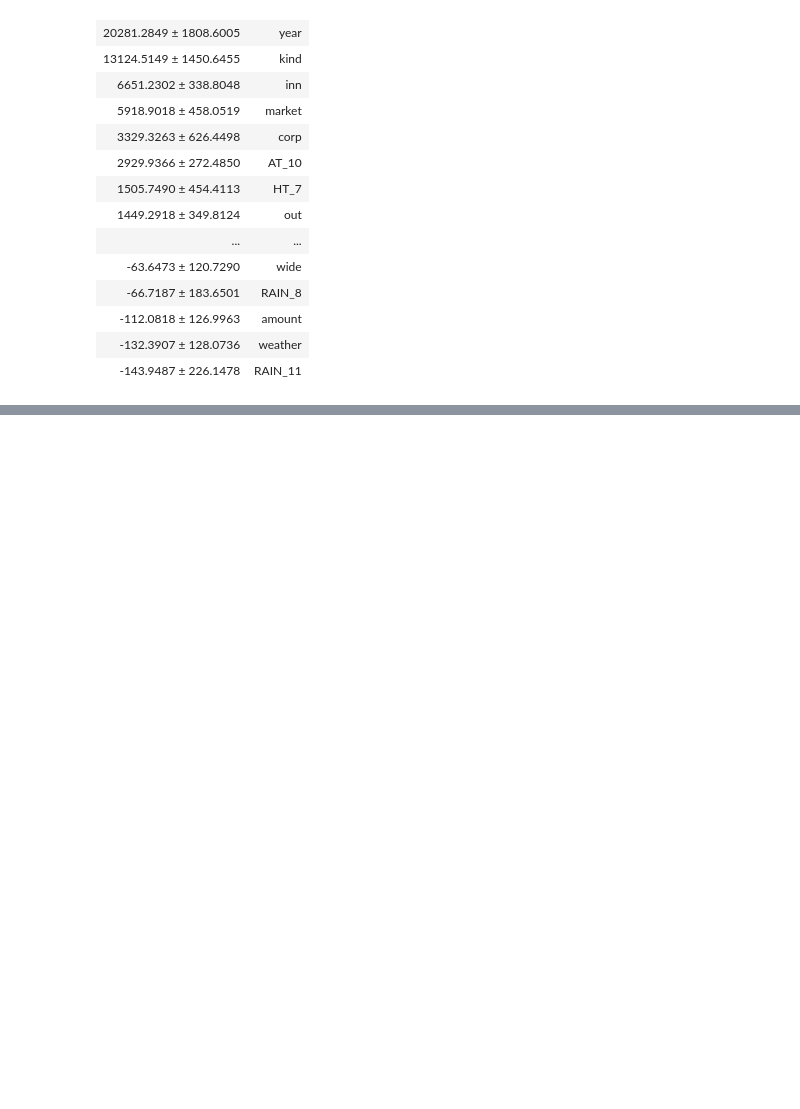
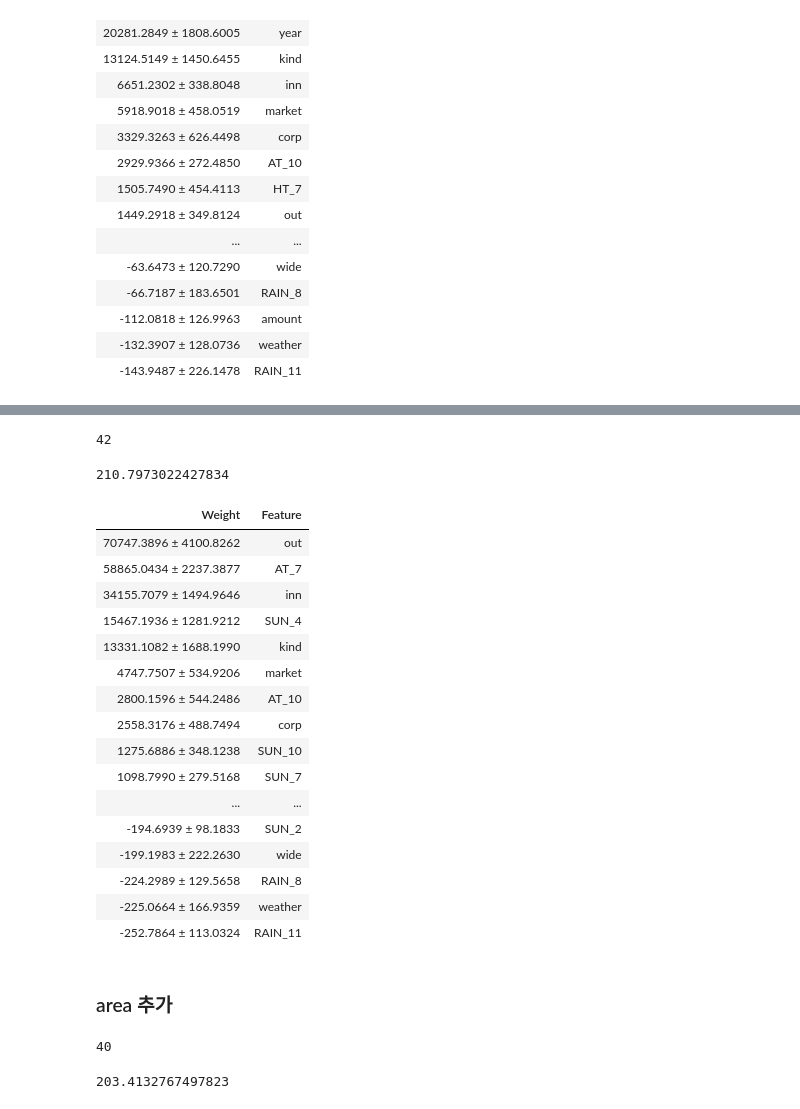
Before and after one commit to seosztt/ML_Project, a Jupyter notebook: PATIW.ipynb, the cells around one changed output, grey strips where cells are left out. Drawn from its saved outputs; the diff is of its cells as text; code cells hidden in the pictures; blank space fills up the shorter version.

```diff
--- a/PATIW.ipynb
+++ b/PATIW.ipynb
@@ -542,0 +545,10 @@ eli5.show_weights(perm, top = 60, feature_names = X_test.columns.tolist())
+# %%
+feature_del.extend(['month'])
+
+len(feature_del)
+# %% [output]
+42
+# %%
+X_train=train.drop(columns=['price'])
+X_train.drop(columns=feature_del, inplace=True)
+y_train=train['price']
@@ -542,0 +570,45 @@ eli5.show_weights(perm, top = 60, feature_names = X_test.columns.tolist())
+# %%
+import numpy as np
+np.sqrt(-scores.mean())
+# %% [output]
+210.7973022427834
+# %%
+X_test=test.drop(columns=['price'])
+X_test.drop(columns=feature_del, inplace=True)
+y=test['price']
+# %%
+import eli5
+from eli5.sklearn import PermutationImportance
+
+RF=RandomForestRegressor(random_state=2045)
+RF.fit(X_train, y_train)
+
+perm = PermutationImportance(RF, scoring = "neg_mean_squared_error", random_state = 2045).fit(X_test, y)
+eli5.show_weights(perm, top = 60, feature_names = X_test.columns.tolist())
+# %% [output]
+| Weight | Feature |
+| 70747.3896 ± 4100.8262 | out |
+| 58865.0434 ± 2237.3877 | AT_7 |
+| 34155.7079 ± 1494.9646 | inn |
+| 15467.1936 ± 1281.9212 | SUN_4 |
+| 13331.1082 ± 1688.1990 | kind |
+| 4747.7507 ± 534.9206 | market |
+| 2800.1596 ± 544.2486 | AT_10 |
+| 2558.3176 ± 488.7494 | corp |
+| 1275.6886 ± 348.1238 | SUN_10 |
+| 1098.7990 ± 279.5168 | SUN_7 |
+| ... | ... |
+| -194.6939 ± 98.1833 | SUN_2 |
+| -199.1983 ± 222.2630 | wide |
+| -224.2989 ± 129.5658 | RAIN_8 |
+| -225.0664 ± 166.9359 | weather |
+| -252.7864 ± 113.0324 | RAIN_11 |
+# %% [markdown]
+### area 추가
+# %%
+feature_del.remove('month')
+feature_del.remove('area')
+
+len(feature_del)
+# %% [output]
+40
@@ -542,0 +634,5 @@ eli5.show_weights(perm, top = 60, feature_names = X_test.columns.tolist())
+# %%
+import numpy as np
+np.sqrt(-scores.mean())
+# %% [output]
+203.4132767497823
```
Also changed, not shown: parts of 19 cells of this notebook.
